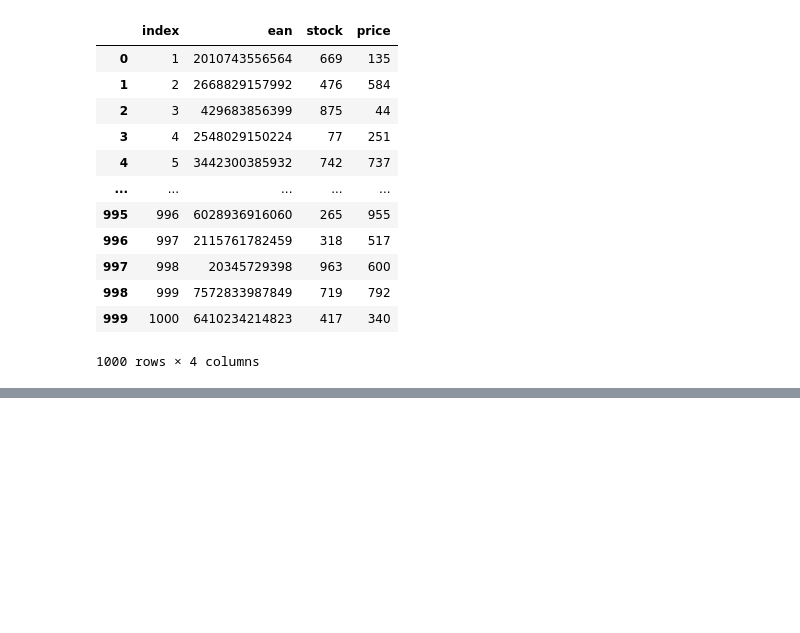
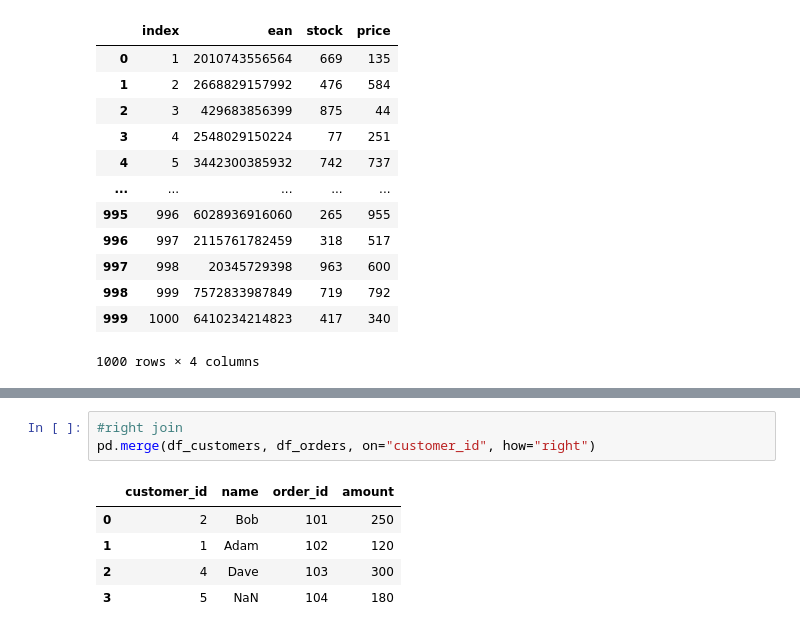
Before and after one commit to OMPRAKASH261/Prime-AI_ML_DS, a Jupyter notebook: Pandas/pandas_tutorial.ipynb, the cells around one changed output, grey strips where cells are left out. Saved outputs shown, nothing was run; the diff lists cells and outputs as text; blank space fills up the shorter version.

```diff
--- a/Pandas/pandas_tutorial.ipynb
+++ b/Pandas/pandas_tutorial.ipynb
@@ -1265,0 +1314,9 @@ df
+# %%
+#right join
+pd.merge(df_customers, df_orders, on="customer_id", how="right")
+# %% [output]
+|  | customer_id | name | order_id | amount |
+| 0 | 2 | Bob | 101 | 250 |
+| 1 | 1 | Adam | 102 | 120 |
+| 2 | 4 | Dave | 103 | 300 |
+| 3 | 5 | NaN | 104 | 180 |
```
Also changed, not shown: parts of 15 cells of this notebook.
